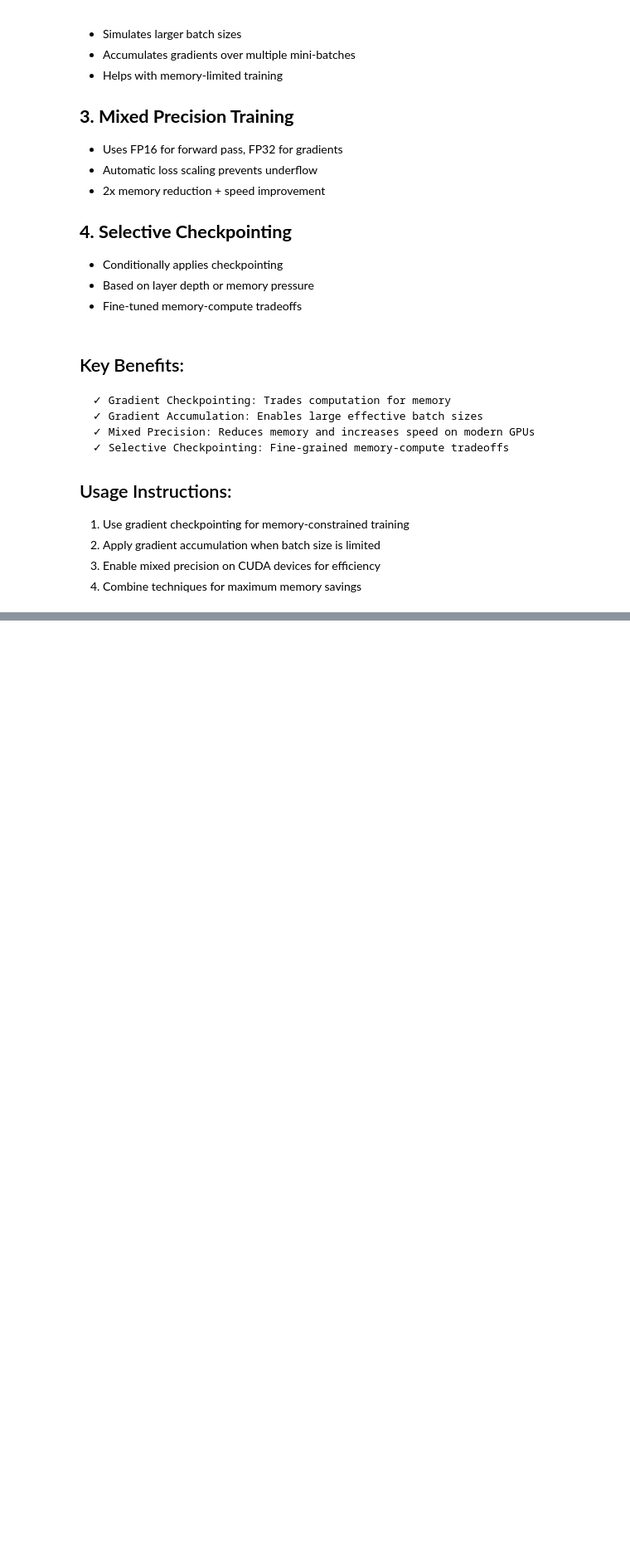
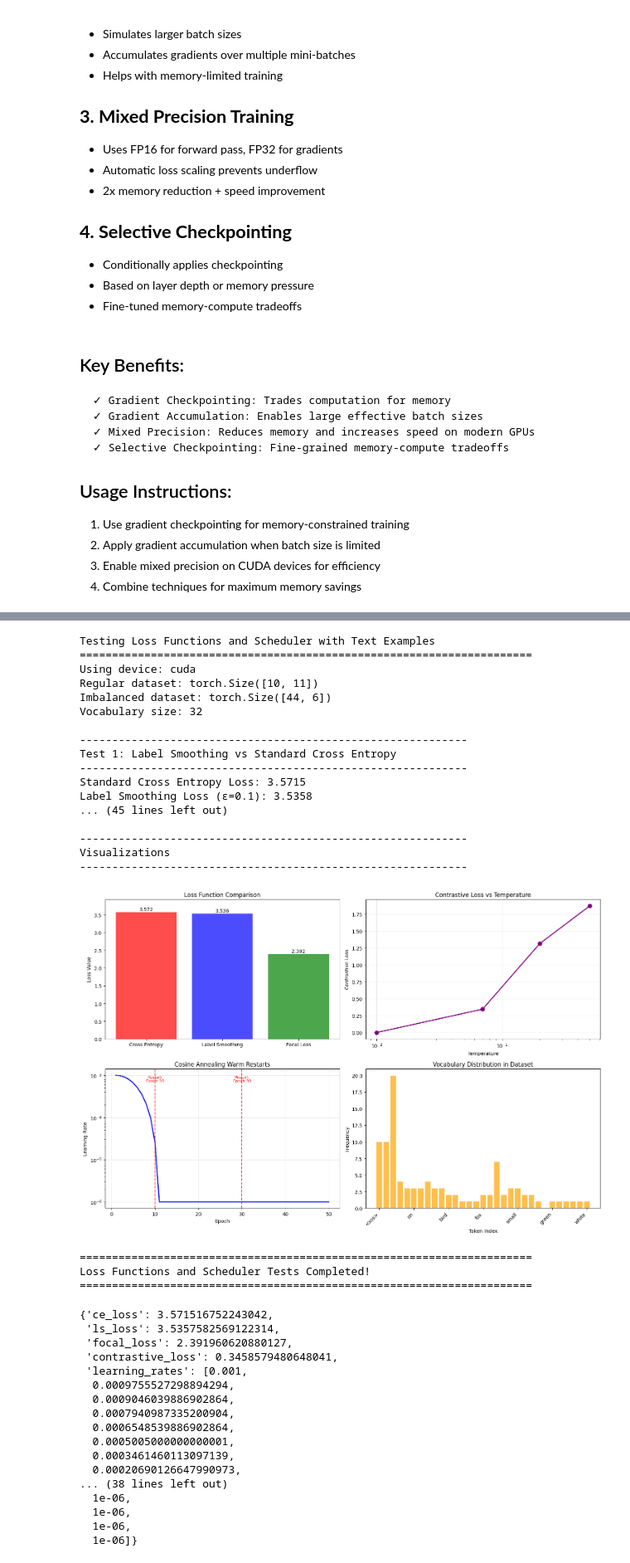
Before and after one commit to Gdisbar/Notes, a Jupyter notebook: LLM/Pytorch/Pytorch_Notes_2.ipynb, the cells around one changed output, grey strips where cells are left out. Shown at 83% size. Saved outputs shown, nothing was run; the diff lists cells and outputs as text; code cells hidden in the pictures; blank space fills up the shorter version.

```diff
--- a/LLM/Pytorch/Pytorch_Notes_2.ipynb
+++ b/LLM/Pytorch/Pytorch_Notes_2.ipynb
@@ -447,0 +929,41 @@ Memory Optimization Tests Completed!
+# %%
+test_loss_functions_and_scheduler()
+# %% [output]
+Testing Loss Functions and Scheduler with Text Examples
+======================================================================
+Using device: cuda
+Regular dataset: torch.Size([10, 11])
+Imbalanced dataset: torch.Size([44, 6])
+Vocabulary size: 32
+
+------------------------------------------------------------
+Test 1: Label Smoothing vs Standard Cross Entropy
+------------------------------------------------------------
+Standard Cross Entropy Loss: 3.5715
+Label Smoothing Loss (ε=0.1): 3.5358
+... (45 lines left out)
+
+------------------------------------------------------------
+Visualizations
+------------------------------------------------------------
+[figure, added]
+======================================================================
+Loss Functions and Scheduler Tests Completed!
+======================================================================
+{'ce_loss': 3.571516752243042,
+ 'ls_loss': 3.5357582569122314,
+ 'focal_loss': 2.391960620880127,
+ 'contrastive_loss': 0.3458579480648041,
+ 'learning_rates': [0.001,
+  0.0009755527298894294,
+  0.0009046039886902864,
+  0.0007940987335200904,
+  0.0006548539886902864,
+  0.0005005000000000001,
+  0.0003461460113097139,
+  0.00020690126647990973,
+... (38 lines left out)
+  1e-06,
+  1e-06,
+  1e-06,
+  1e-06]}
```
Also changed, not shown: parts of 6 cells of this notebook.
